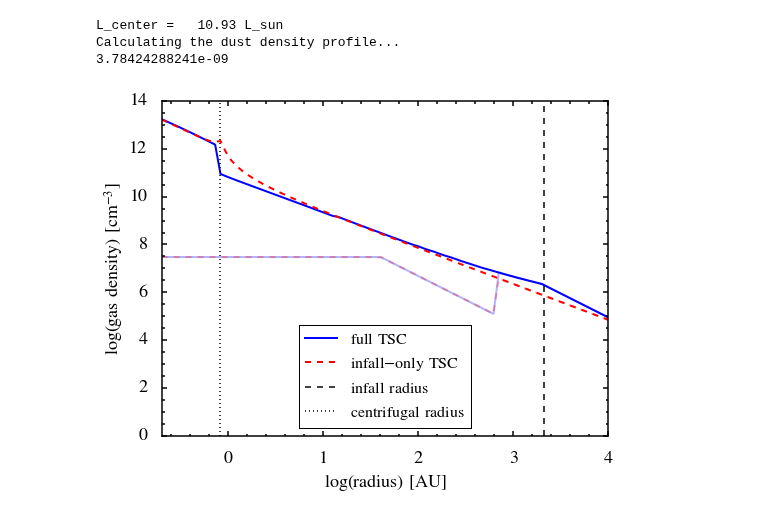
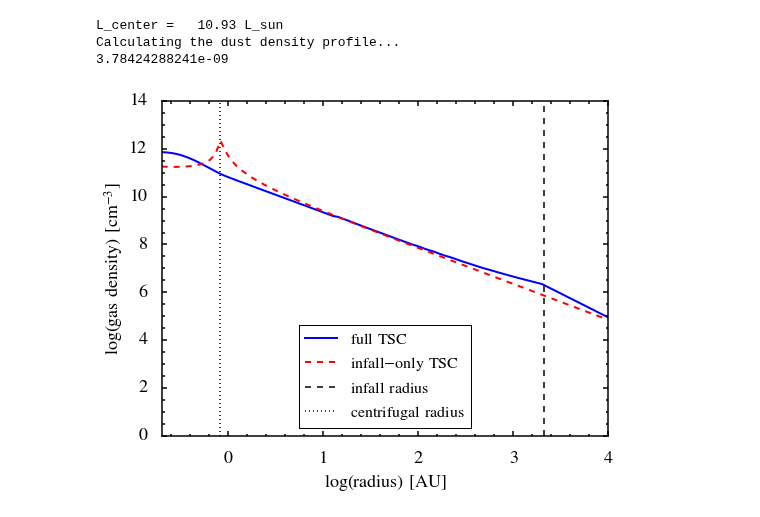
Before and after one commit to yaolun/misc, a Jupyter notebook: TSC/plot_tsc.ipynb, the cells around one changed output. Drawn from its saved outputs; the diff is of its cells as text; code cells hidden in the pictures.

```diff
--- a/TSC/plot_tsc.ipynb
+++ b/TSC/plot_tsc.ipynb
@@ -808,9 +808,9 @@ for ir in range(0,len(rc)):
                     rho_env_ulrich[ir,itheta,iphi] = M_env_dot/(4*PI*(G*mstar*R_cen**3)**0.5)*(rc[ir]/R_cen)**(-3./2)*(1+mu/mu_o)**(-0.5)*(mu/mu_o+2*mu_o**2*R_cen/rc[ir])**(-1)
 
                 # Disk profile
-                if ((w >= R_disk_min) and (w <= R_disk_max)) == True:
-                    h = ((w/(100*AU))**beta)*h100
-                    rho_disk[ir,itheta,iphi] = rho_0*(1-np.sqrt(rstar/w))*(rstar/w)**(beta+1)*np.exp(-0.5*(z/h)**2)
+#                 if ((w >= R_disk_min) and (w <= R_disk_max)) == True:
+#                     h = ((w/(100*AU))**beta)*h100
+#                     rho_disk[ir,itheta,iphi] = rho_0*(1-np.sqrt(rstar/w))*(rstar/w)**(beta+1)*np.exp(-0.5*(z/h)**2)
 
                 # Combine envelope and disk
                 rho_tsc[ir,itheta,iphi] = rho_disk[ir,itheta,iphi] + rho_env_tsc[ir,itheta,iphi]
@@ -843,34 +843,35 @@ rho_ulrich2d = np.sum(rho_ulrich**2,axis=2)/np.sum(rho_ulrich,axis=2)
 fig = plt.figure(figsize=(8,6))
 ax = fig.add_subplot(111)
 
-plot_grid = [99,199]
-alpha = np.linspace(0.3,1.0,len(plot_grid))
+plot_grid = [199]
+# alpha = np.linspace(0.3,1.0,len(plot_grid))
+alpha = [1.0]
 for i in plot_grid:
     tsc, = ax.plot(np.log10(rc/AU), np.log10(rho_tsc2d[:,i]/mh), alpha=alpha[plot_grid.index(i)], color='b', linewidth=2)
     ulrich, = ax.plot(np.log10(rc/AU), np.log10(rho_ulrich2d[:,i]/mh), alpha=alpha[plot_grid.index(i)], linestyle='--', color='r', linewidth=2)
 
 rinf = ax.axvline(np.log10(R_inf/AU), linestyle='--', color='k', linewidth=1.5)
 cen_r = ax.axvline(np.log10(R_cen/AU), linestyle=':', color='k', linewidth=1.5)
 
 ax.legend([tsc, ulrich, rinf, cen_r], [r'$\rm{full\,TSC}$', r'$\rm{infall-only\,TSC}$', r'$\rm{infall\,radius}$', r'$\rm{centrifugal\,radius}$'],\
           fontsize=16, numpoints=1, loc='lower center')
 
 ax.set_ylim([0, 14])
 fig.gca().set_xlim(left=np.log10(0.2))
 ax.set_xlabel(r'$\rm{log(radius)\,[AU]}$', fontsize=18)
 ax.set_ylabel(r'$\rm{log(gas\,density)\,[cm^{-3}]}$', fontsize=18)
 [ax.spines[axis].set_linewidth(1.5) for axis in ['top','bottom','left','right']]
 ax.minorticks_on()
 ax.tick_params('both',labelsize=18,width=1.5,which='major',pad=15,length=5)
 ax.tick_params('both',labelsize=18,width=1.5,which='minor',pad=15,length=2.5)
 
 # fix the tick label font
 ticks_font = mpl.font_manager.FontProperties(family='STIXGeneral',size=18)
 for label in ax.get_xticklabels():
     label.set_fontproperties(ticks_font)
 for label in ax.get_yticklabels():
     label.set_fontproperties(ticks_font)
 
 fig.savefig('/Users/yaolun/bhr71/hyperion/cycle7/model46_tsc_com_gas_density.pdf', format='pdf', dpi=300, bbox_inches='tight')
 # %% [output]
-[figure, old version]
+[figure, new version]
```
Also changed, not shown: 1 other file.
